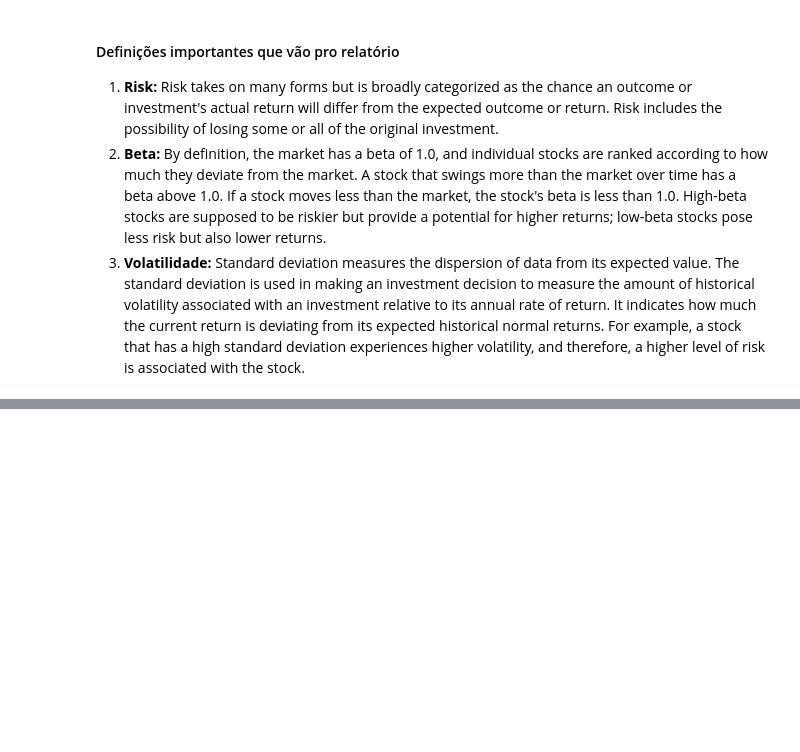
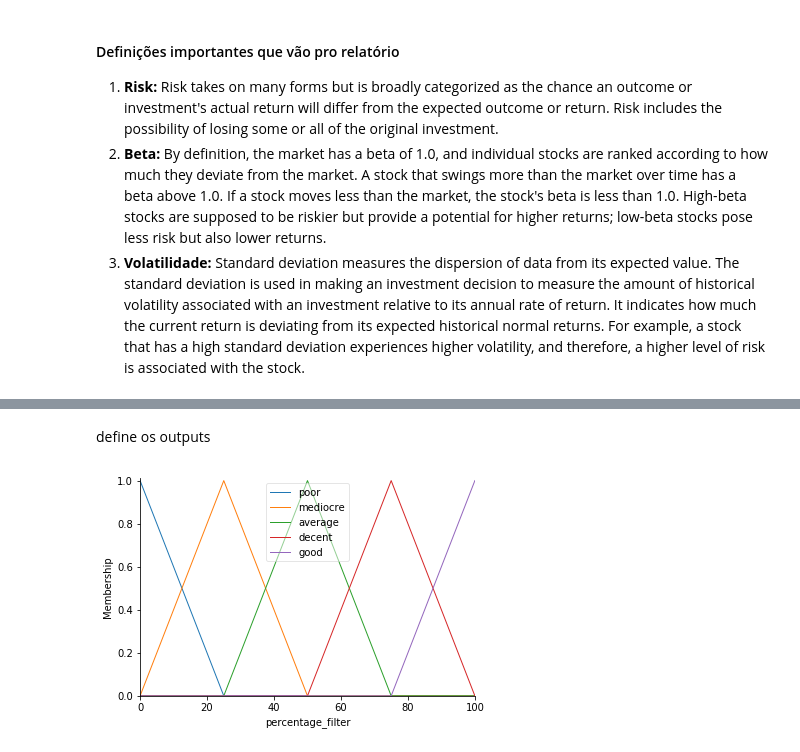
Before and after one commit to luizcartolano2/mc906, a Jupyter notebook: projeto3/fuzzy.ipynb, the cells around one changed output, grey strips where cells are left out. Saved outputs shown, nothing was run; the diff lists cells and outputs as text; code cells hidden in the pictures; blank space fills up the shorter version.

```diff
--- a/projeto3/fuzzy.ipynb
+++ b/projeto3/fuzzy.ipynb
@@ -29,0 +53,8 @@ import matplotlib.pyplot as plt
+# %% [markdown]
+define os outputs
+# %%
+percentage_filter = ctrl.Consequent(np.arange(0,101,1), 'percentage_filter')
+percentage_filter.automf(5)
+percentage_filter.view()
+# %% [output]
+[figure, added]
```
Also changed, not shown: parts of 23 cells of this notebook.
